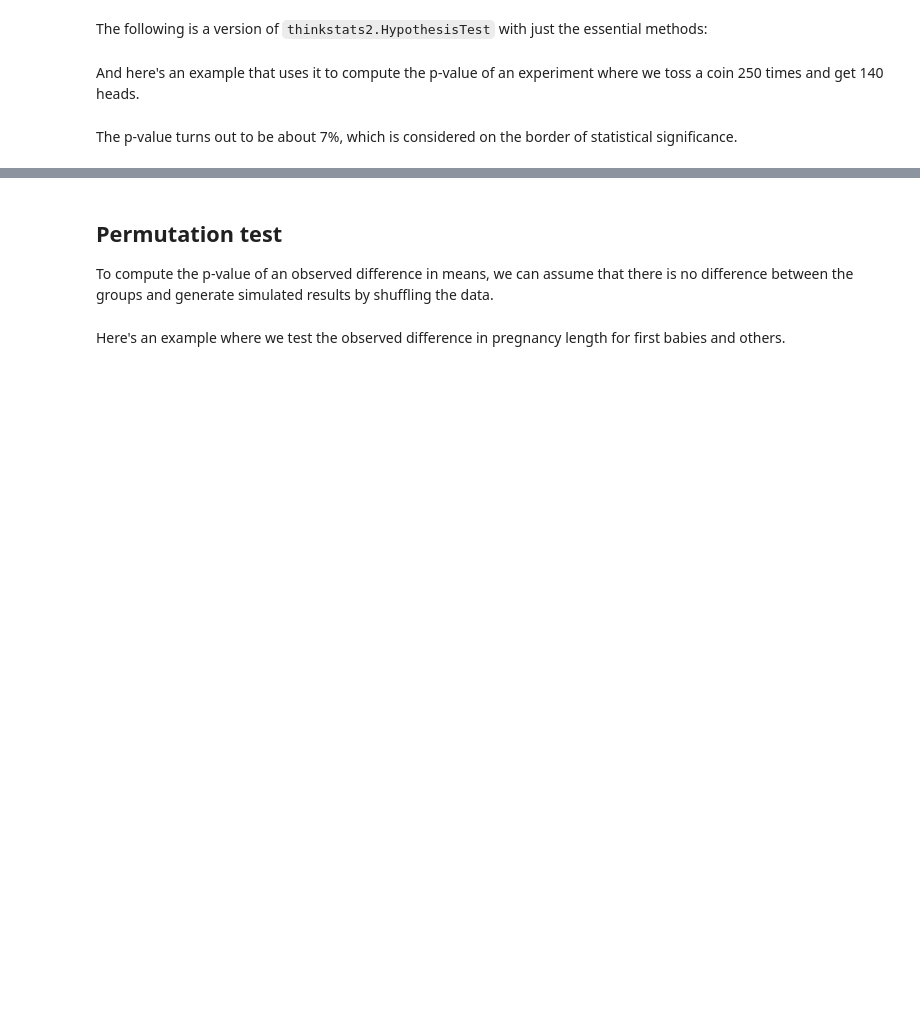
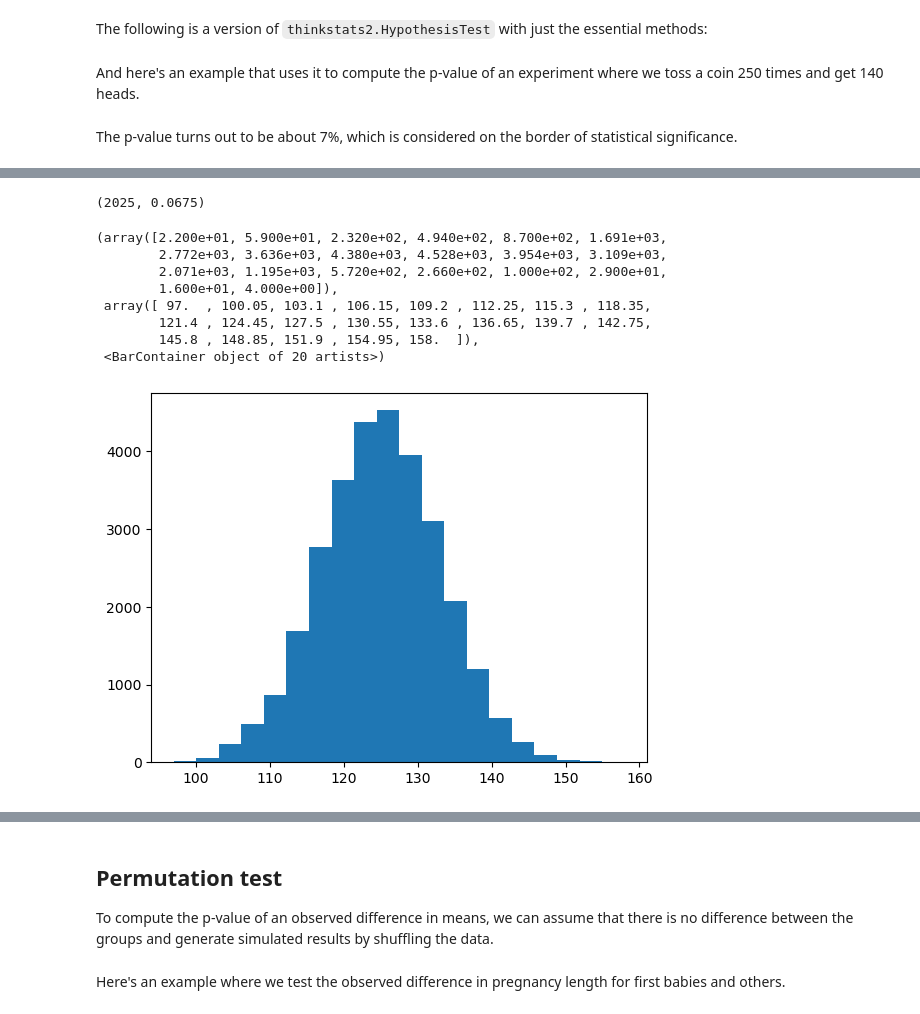
Before and after one commit to Tech-Jan/thinkstats, a Jupyter notebook: solutions/chap09soln.ipynb, the cells around one changed output, grey strips where cells are left out. Cells and saved outputs as stored; diff of their text form; code cells hidden in the pictures; blank space fills up the shorter version.

```diff
--- a/solutions/chap09soln.ipynb
+++ b/solutions/chap09soln.ipynb
@@ -84,0 +85,54 @@ pvalue
+# %%
+#toss 110 head 140 tail
+#sum = 250
+
+class Tosser():
+    def __init__(self, expectation) -> None:
+        self.results=0
+        self.results_list=[]
+        self.verify=0
+        self.expectation=expectation
+
+    def simulate(self, n):
+        counta=0
+        self.results=0
+        for _ in range(n):
+            simu=self.model()
+            self.results+=simu
+            counta+=simu
+        return counta
+
+    def model(self):
+        ht=np.random.randint(2)
+        return ht
+
+    def verify_func(self, m, n):
+        self.results_list=[]
+        self.verify=0
+        for kk in range(m):
+            #if kk%1000==0:
+            #    print(kk)
+            self.results_list.append(self.simulate(n))
+            if self.results >=self.expectation or self.results <= 110:
+                self.verify +=1
+        return self.verify,self.verify/m
+# %%
+tosser=Tosser(140)
+verification=tosser.verify_func(30000,250)
+# %%
+print(verification)
+# %% [output]
+(2025, 0.0675)
+# %%
+import matplotlib.pyplot  as plt
+plt.hist(tosser.results_list, bins=20)
+# %% [output]
+(array([2.200e+01, 5.900e+01, 2.320e+02, 4.940e+02, 8.700e+02, 1.691e+03,
+        2.772e+03, 3.636e+03, 4.380e+03, 4.528e+03, 3.954e+03, 3.109e+03,
+        2.071e+03, 1.195e+03, 5.720e+02, 2.660e+02, 1.000e+02, 2.900e+01,
+        1.600e+01, 4.000e+00]),
+ array([ 97.  , 100.05, 103.1 , 106.15, 109.2 , 112.25, 115.3 , 118.35,
+        121.4 , 124.45, 127.5 , 130.55, 133.6 , 136.65, 139.7 , 142.75,
+        145.8 , 148.85, 151.9 , 154.95, 158.  ]),
+ <BarContainer object of 20 artists>)
+[figure, added]
```
Also changed, not shown: parts of 14 cells of this notebook.
